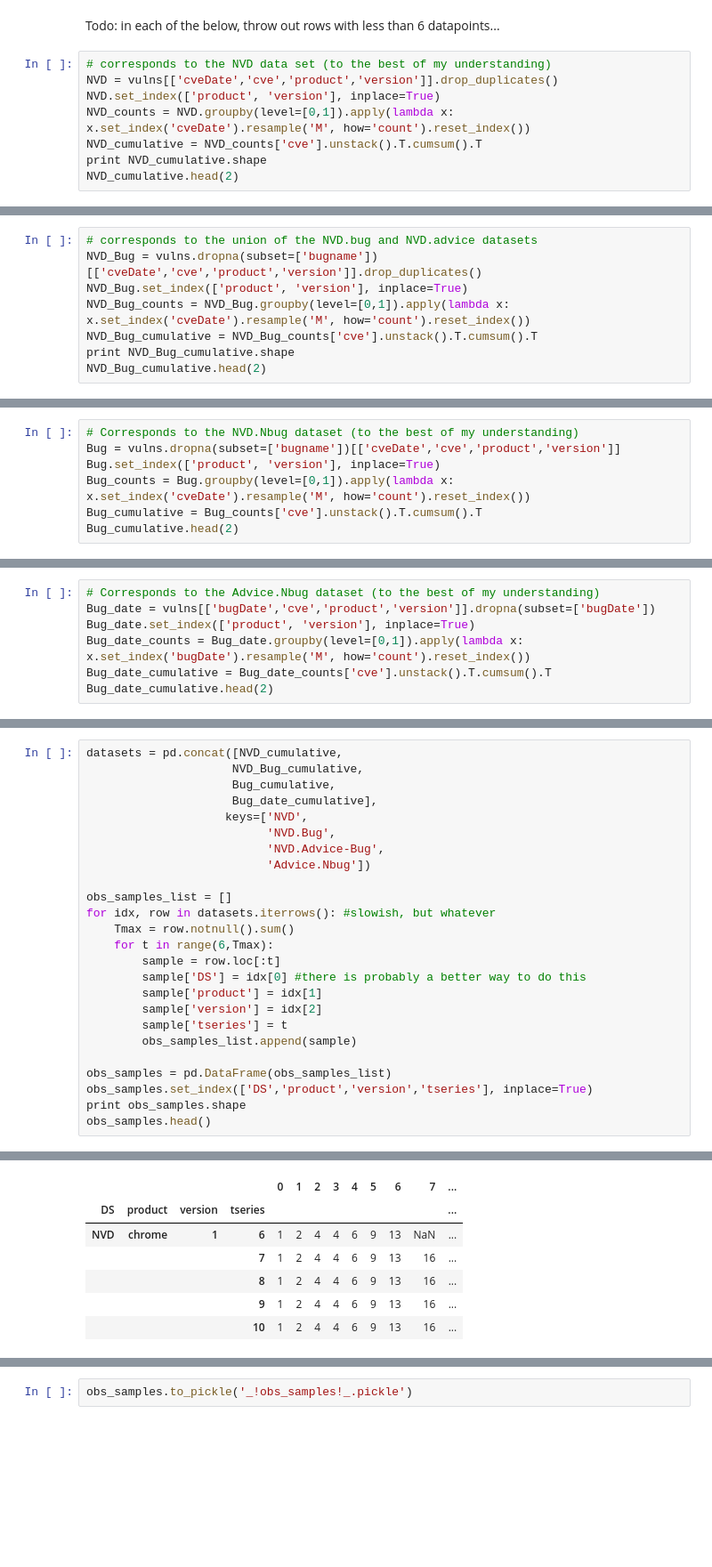
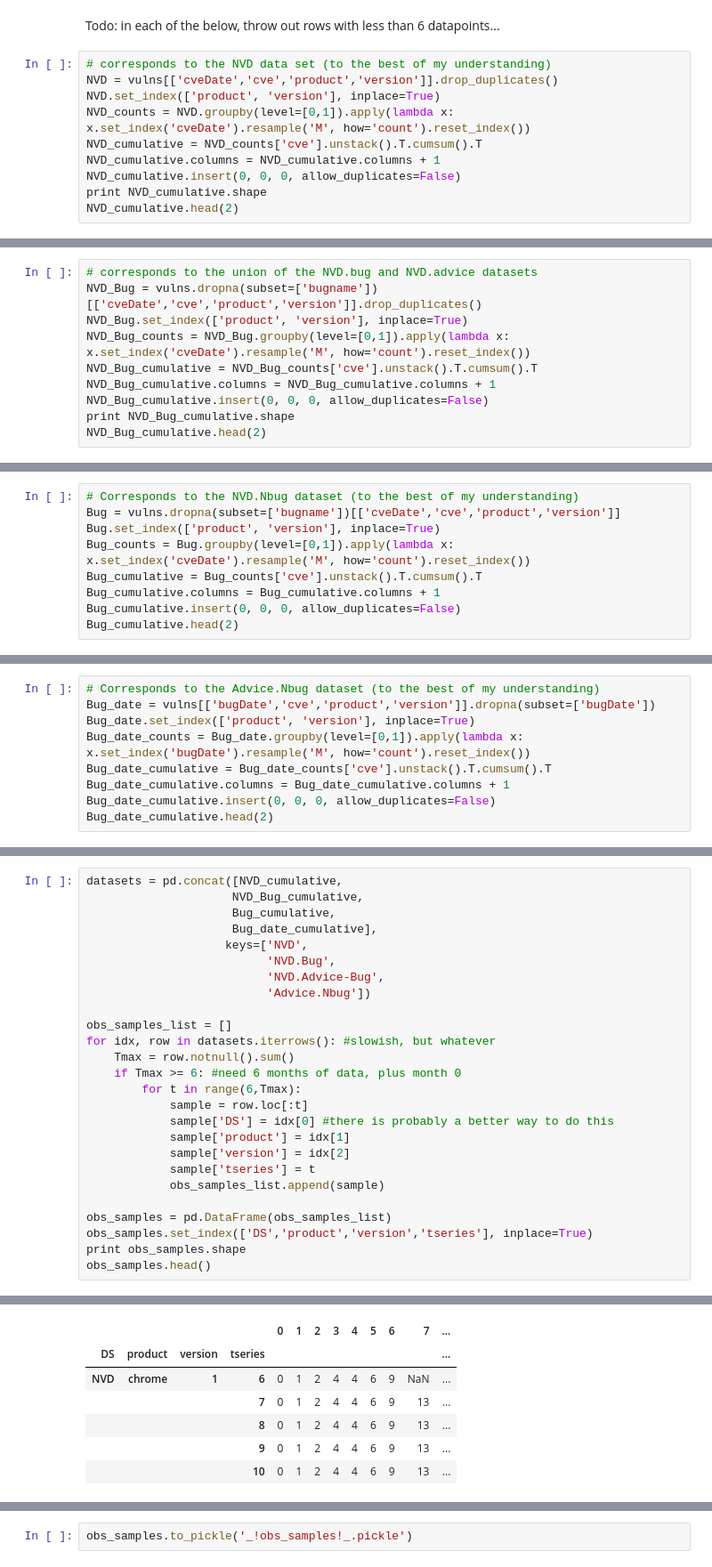
Before and after one commit to JamesPHoughton/circlesquare, a Jupyter notebook: Format Massacci Nguyen Data as Observed Samples.ipynb, the cells around one changed output, grey strips where cells are left out. Shown at 89% size. Drawn from its saved outputs; the diff is of its cells as text; blank space fills up the shorter version.

```diff
--- a/Format Massacci Nguyen Data as Observed Samples.ipynb
+++ b/Format Massacci Nguyen Data as Observed Samples.ipynb
@@ -114,6 +115,8 @@ NVD = vulns[['cveDate','cve','product','version']].drop_duplicates()
 NVD.set_index(['product', 'version'], inplace=True)
 NVD_counts = NVD.groupby(level=[0,1]).apply(lambda x: x.set_index('cveDate').resample('M', how='count').reset_index())
 NVD_cumulative = NVD_counts['cve'].unstack().T.cumsum().T
+NVD_cumulative.columns = NVD_cumulative.columns + 1
+NVD_cumulative.insert(0, 0, 0, allow_duplicates=False)
 print NVD_cumulative.shape
 NVD_cumulative.head(2)
 # %% [output]
@@ -129,6 +139,8 @@ NVD_Bug = vulns.dropna(subset=['bugname'])[['cveDate','cve','product','version']
 NVD_Bug.set_index(['product', 'version'], inplace=True)
 NVD_Bug_counts = NVD_Bug.groupby(level=[0,1]).apply(lambda x: x.set_index('cveDate').resample('M', how='count').reset_index())
 NVD_Bug_cumulative = NVD_Bug_counts['cve'].unstack().T.cumsum().T
+NVD_Bug_cumulative.columns = NVD_Bug_cumulative.columns + 1
+NVD_Bug_cumulative.insert(0, 0, 0, allow_duplicates=False)
 print NVD_Bug_cumulative.shape
 NVD_Bug_cumulative.head(2)
 # %% [output]
@@ -144,6 +156,8 @@ Bug = vulns.dropna(subset=['bugname'])[['cveDate','cve','product','version']]
 Bug.set_index(['product', 'version'], inplace=True)
 Bug_counts = Bug.groupby(level=[0,1]).apply(lambda x: x.set_index('cveDate').resample('M', how='count').reset_index())
 Bug_cumulative = Bug_counts['cve'].unstack().T.cumsum().T
+Bug_cumulative.columns = Bug_cumulative.columns + 1
+Bug_cumulative.insert(0, 0, 0, allow_duplicates=False)
 Bug_cumulative.head(2)
 # %% [output]
 |  |  | 0 | 1 | 2 | 3 | 4 | 5 | 6 | 7 | 8 | 9 | ... |
@@ -157,6 +171,8 @@ Bug_date = vulns[['bugDate','cve','product','version']].dropna(subset=['bugDate'
 Bug_date.set_index(['product', 'version'], inplace=True)
 Bug_date_counts = Bug_date.groupby(level=[0,1]).apply(lambda x: x.set_index('bugDate').resample('M', how='count').reset_index())
 Bug_date_cumulative = Bug_date_counts['cve'].unstack().T.cumsum().T
+Bug_date_cumulative.columns = Bug_date_cumulative.columns + 1
+Bug_date_cumulative.insert(0, 0, 0, allow_duplicates=False)
 Bug_date_cumulative.head(2)
 # %% [output]
 |  |  | 0 | 1 | 2 | 3 | 4 | 5 | 6 | 7 | 8 | 9 | ... |
@@ -177,13 +193,14 @@ datasets = pd.concat([NVD_cumulative,
 obs_samples_list = []
 for idx, row in datasets.iterrows(): #slowish, but whatever
     Tmax = row.notnull().sum()
-    for t in range(6,Tmax):
-        sample = row.loc[:t]
-        sample['DS'] = idx[0] #there is probably a better way to do this
-        sample['product'] = idx[1]
-        sample['version'] = idx[2]
-        sample['tseries'] = t
-        obs_samples_list.append(sample)
+    if Tmax >= 6: #need 6 months of data, plus month 0
+        for t in range(6,Tmax):
+            sample = row.loc[:t]
+            sample['DS'] = idx[0] #there is probably a better way to do this
+            sample['product'] = idx[1]
+            sample['version'] = idx[2]
+            sample['tseries'] = t
+            obs_samples_list.append(sample)
 
 obs_samples = pd.DataFrame(obs_samples_list)
 obs_samples.set_index(['DS','product','version','tseries'], inplace=True)
@@ -194,7 +211,7 @@ obs_samples.head()
 |  |  |  |  | 0 | 1 | 2 | 3 | 4 | 5 | 6 | 7 | ... |
 | DS | product | version | tseries |  |  |  |  |  |  |  |  | ... |
-| NVD | chrome | 1 | 6 | 1 | 2 | 4 | 4 | 6 | 9 | 13 | NaN | ... |
-|  |  |  | 7 | 1 | 2 | 4 | 4 | 6 | 9 | 13 | 16 | ... |
-|  |  |  | 8 | 1 | 2 | 4 | 4 | 6 | 9 | 13 | 16 | ... |
-|  |  |  | 9 | 1 | 2 | 4 | 4 | 6 | 9 | 13 | 16 | ... |
-|  |  |  | 10 | 1 | 2 | 4 | 4 | 6 | 9 | 13 | 16 | ... |
+| NVD | chrome | 1 | 6 | 0 | 1 | 2 | 4 | 4 | 6 | 9 | NaN | ... |
+|  |  |  | 7 | 0 | 1 | 2 | 4 | 4 | 6 | 9 | 13 | ... |
+|  |  |  | 8 | 0 | 1 | 2 | 4 | 4 | 6 | 9 | 13 | ... |
+|  |  |  | 9 | 0 | 1 | 2 | 4 | 4 | 6 | 9 | 13 | ... |
+|  |  |  | 10 | 0 | 1 | 2 | 4 | 4 | 6 | 9 | 13 | ... |
```
Also changed, not shown: parts of 8 cells of this notebook, 4 other files.
